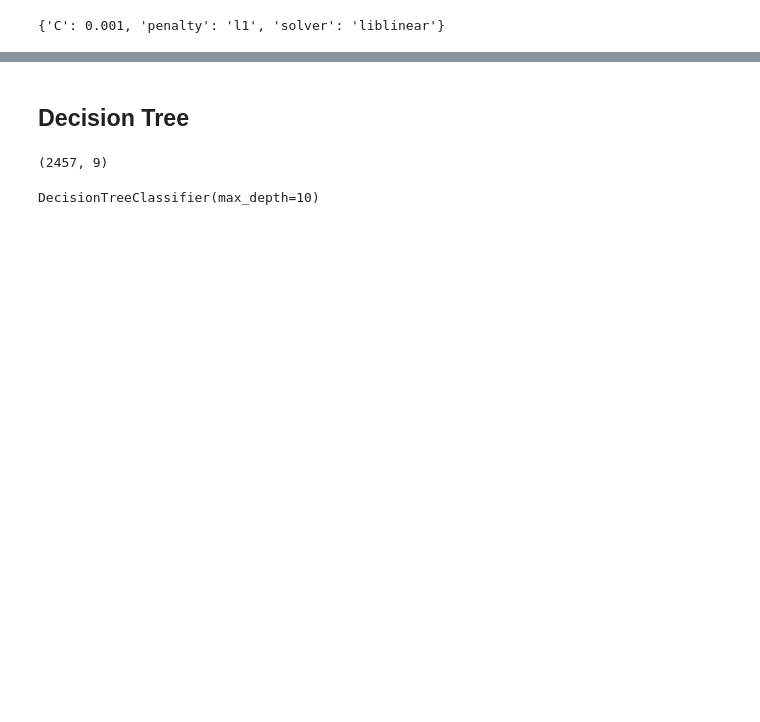
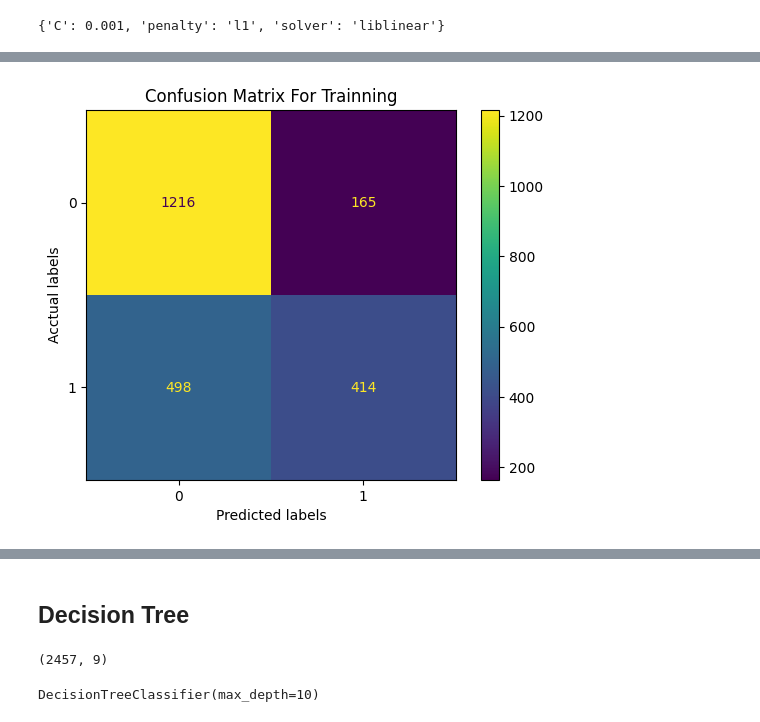
Before and after one commit to MuhammedMahmoud0/Water-Potabilty-Analysis, a Jupyter notebook: water_potability.ipynb, the cells around one changed output, grey strips where cells are left out. Cells and saved outputs as stored; diff of their text form; code cells hidden in the pictures; blank space fills up the shorter version.

```diff
--- a/water_potability.ipynb
+++ b/water_potability.ipynb
@@ -386,0 +426,11 @@ plt.show()
+# %%
+distance_metrics = ['euclidean', 'manhattan', 'minkowski']
+for metric in distance_metrics:
+    knn = KNeighborsClassifier(n_neighbors=best_k, metric=metric)
+    knn.fit(x_train, y_train)
+    y_pred = knn.predict(x_test)
+
+    # Evaluate performance
+    print(f"\nMetric: {metric}")
+    print("Classification Report:\n", classification_report(y_test, y_pred))
+    print("Accuracy:", accuracy_score(y_test, y_pred))
@@ -386,0 +455,21 @@ plt.show()
+# %%
+# Final model with best k
+knn = KNeighborsClassifier(n_neighbors=best_k)
+knn.fit(x_train, y_train)
+
+# Predictions on training and testing data
+y_train_pred = knn.predict(x_train)
+y_test_pred = knn.predict(x_test)
+
+# Calculate accuracy for both training and testing data
+train_accuracy = accuracy_score(y_train, y_train_pred)
+test_accuracy = accuracy_score(y_test, y_test_pred)
+
+# Output results
+print("\nFinal Model Performance")
+print(f"Training Accuracy: {train_accuracy:.4f}")
+print(f"Testing Accuracy: {test_accuracy:.4f}")
+print(f"Testing Precision: {precision_score(y_train, y_train_pred)}")
+print(f"Testing Recall: {recall_score(y_test, y_test_pred)}")
+print(f"Testing F1-Score: {f1_score(y_test, y_test_pred)}")
+print("Classification Report for Testing Data:\n", classification_report(y_test, y_test_pred))
@@ -386,0 +492,10 @@ plt.show()
+# %%
+confusion_m=confusion_matrix(y_train,y_train_pred)
+display=ConfusionMatrixDisplay(confusion_matrix=confusion_m)
+display.plot()
+plt.xlabel('Predicted labels')
+plt.ylabel('Acctual labels')
+plt.title('Confusion Matrix For Trainning')
+plt.show()
+# %% [output]
+[figure, added]
```
Also changed, not shown: parts of 19 cells of this notebook.
